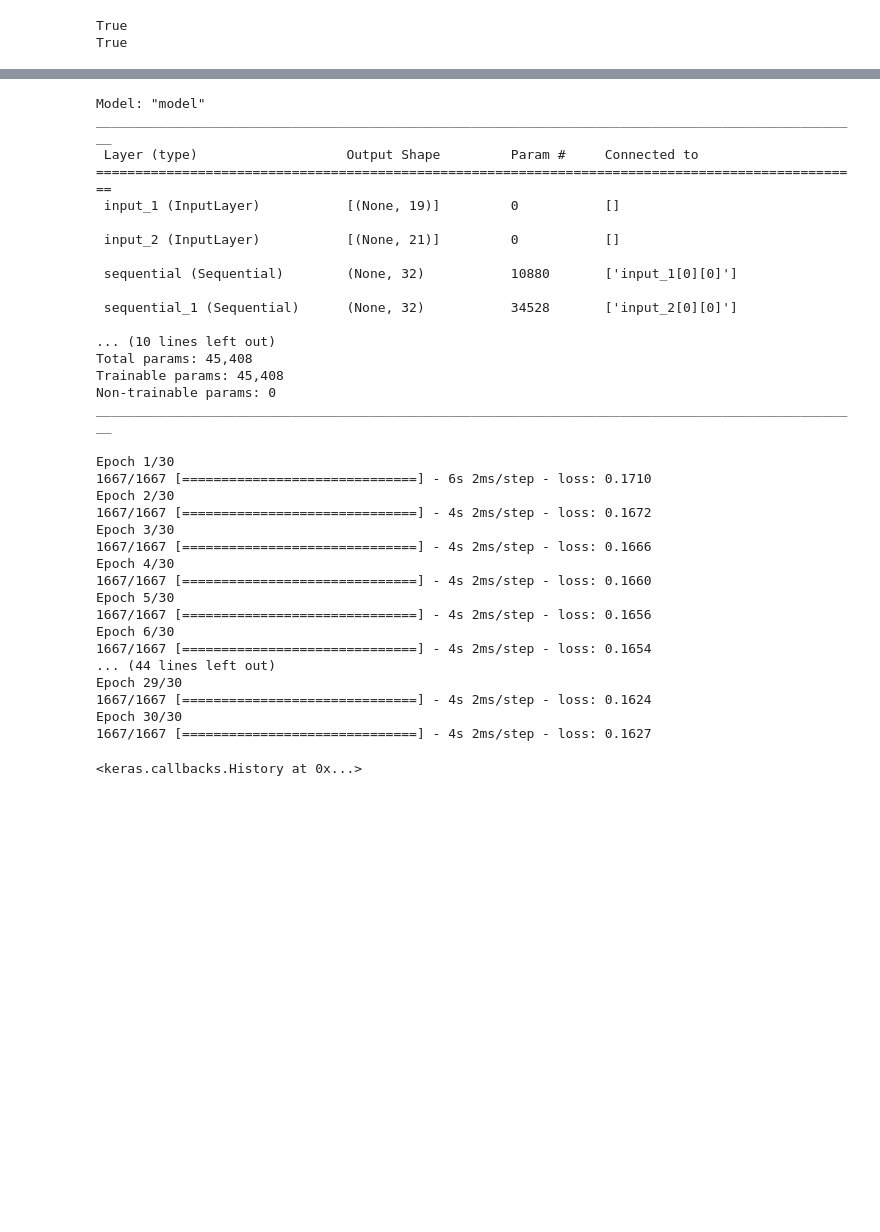
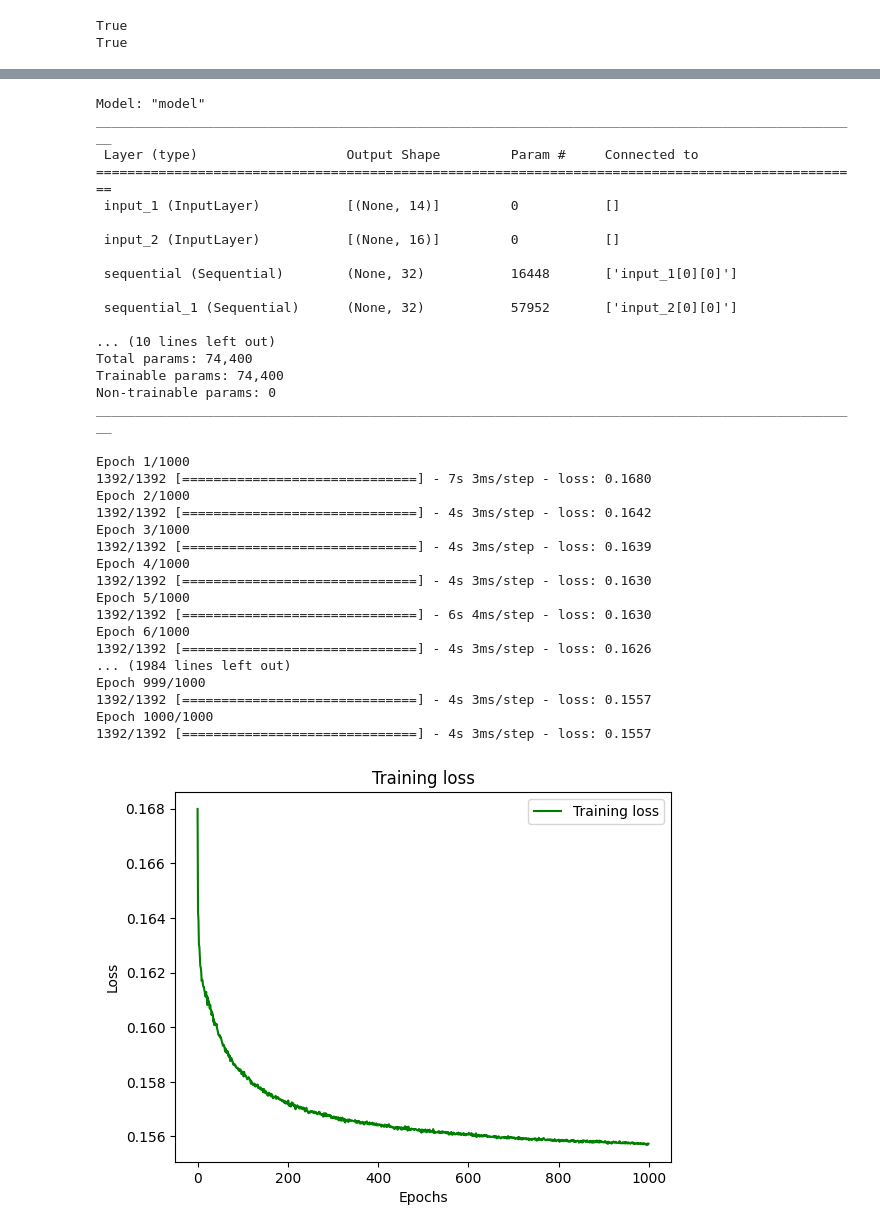
Before and after one commit to sewarslan/final_project, a Jupyter notebook: movie_recommender/model_train.ipynb, the cells around one changed output, grey strips where cells are left out. Drawn from its saved outputs; the diff is of its cells as text; code cells hidden in the pictures; blank space fills up the shorter version.

```diff
--- a/movie_recommender/model_train.ipynb
+++ b/movie_recommender/model_train.ipynb
@@ -96,6 +99,7 @@ tf.random.set_seed(1)
 user_NN = tf.keras.models.Sequential([
 
     tf.keras.layers.Dense(128, activation='relu'),
+    tf.keras.layers.Dense(64, activation='relu'),
     tf.keras.layers.Dense(32, activation='relu'),
     tf.keras.layers.Dense(64, activation='relu'),
     tf.keras.layers.Dense(num_outputs),
@@ -105,6 +109,7 @@ user_NN = tf.keras.models.Sequential([
 item_NN = tf.keras.models.Sequential([
 
     tf.keras.layers.Dense(256, activation='relu'),
+    tf.keras.layers.Dense(128, activation='relu'),
     tf.keras.layers.Dense(64, activation='relu'),
     tf.keras.layers.Dense(128, activation='relu'),
     tf.keras.layers.Dense(num_outputs),
@@ -133,17 +138,17 @@ Model: "model"
 __________________________________________________________________________________________________
  Layer (type)                   Output Shape         Param #     Connected to
 ==================================================================================================
- input_1 (InputLayer)           [(None, 19)]         0           []
+ input_1 (InputLayer)           [(None, 14)]         0           []
 
- input_2 (InputLayer)           [(None, 21)]         0           []
+ input_2 (InputLayer)           [(None, 16)]         0           []
 
- sequential (Sequential)        (None, 32)           10880       ['input_1[0][0]']
+ sequential (Sequential)        (None, 32)           16448       ['input_1[0][0]']
 
- sequential_1 (Sequential)      (None, 32)           34528       ['input_2[0][0]']
+ sequential_1 (Sequential)      (None, 32)           57952       ['input_2[0][0]']
 
 ... (10 lines left out)
-Total params: 45,408
-Trainable params: 45,408
+Total params: 74,400
+Trainable params: 74,400
 Non-trainable params: 0
 __________________________________________________________________________________________________
 # %%
@@ -154,26 +159,34 @@ model.compile(optimizer=opt,
               loss=cost_fn)
 # %%
 tf.random.set_seed(1)
-model.fit([x_train_user[:, u_s:], x_train_item[:, i_s:]], y_train, epochs=30)
+history = model.fit([x_train_user[:, u_s:], x_train_item[:, i_s:]], y_train, epochs=1000, shuffle=True)
 # %% [output]
-Epoch 1/30
-1667/1667 [==============================] - 6s 2ms/step - loss: 0.1710
-Epoch 2/30
-1667/1667 [==============================] - 4s 2ms/step - loss: 0.1672
-Epoch 3/30
-1667/1667 [==============================] - 4s 2ms/step - loss: 0.1666
-Epoch 4/30
-1667/1667 [==============================] - 4s 2ms/step - loss: 0.1660
-Epoch 5/30
-1667/1667 [==============================] - 4s 2ms/step - loss: 0.1656
-Epoch 6/30
-1667/1667 [==============================] - 4s 2ms/step - loss: 0.1654
-... (44 lines left out)
-Epoch 29/30
-1667/1667 [==============================] - 4s 2ms/step - loss: 0.1624
-Epoch 30/30
-1667/1667 [==============================] - 4s 2ms/step - loss: 0.1627
+Epoch 1/1000
+1392/1392 [==============================] - 7s 3ms/step - loss: 0.1680
+Epoch 2/1000
+1392/1392 [==============================] - 4s 3ms/step - loss: 0.1642
+Epoch 3/1000
+1392/1392 [==============================] - 4s 3ms/step - loss: 0.1639
+Epoch 4/1000
+1392/1392 [==============================] - 4s 3ms/step - loss: 0.1630
+Epoch 5/1000
+1392/1392 [==============================] - 6s 4ms/step - loss: 0.1630
+Epoch 6/1000
+1392/1392 [==============================] - 4s 3ms/step - loss: 0.1626
+... (1984 lines left out)
+Epoch 999/1000
+1392/1392 [==============================] - 4s 3ms/step - loss: 0.1557
+Epoch 1000/1000
+1392/1392 [==============================] - 4s 3ms/step - loss: 0.1557
-<keras.callbacks.History at 0x...>
+# %%
+plt.plot(history.epoch, history.history["loss"], 'g', label='Training loss')
+plt.title('Training loss')
+plt.xlabel('Epochs')
+plt.ylabel('Loss')
+plt.legend()
+plt.show()
+# %% [output]
+[figure, added]
 # %%
 model.evaluate([user_test[:, u_s:], item_test[:, i_s:]], y_test)
 # %% [output]
```
Also changed, not shown: parts of 11 cells of this notebook, 11 other files.
